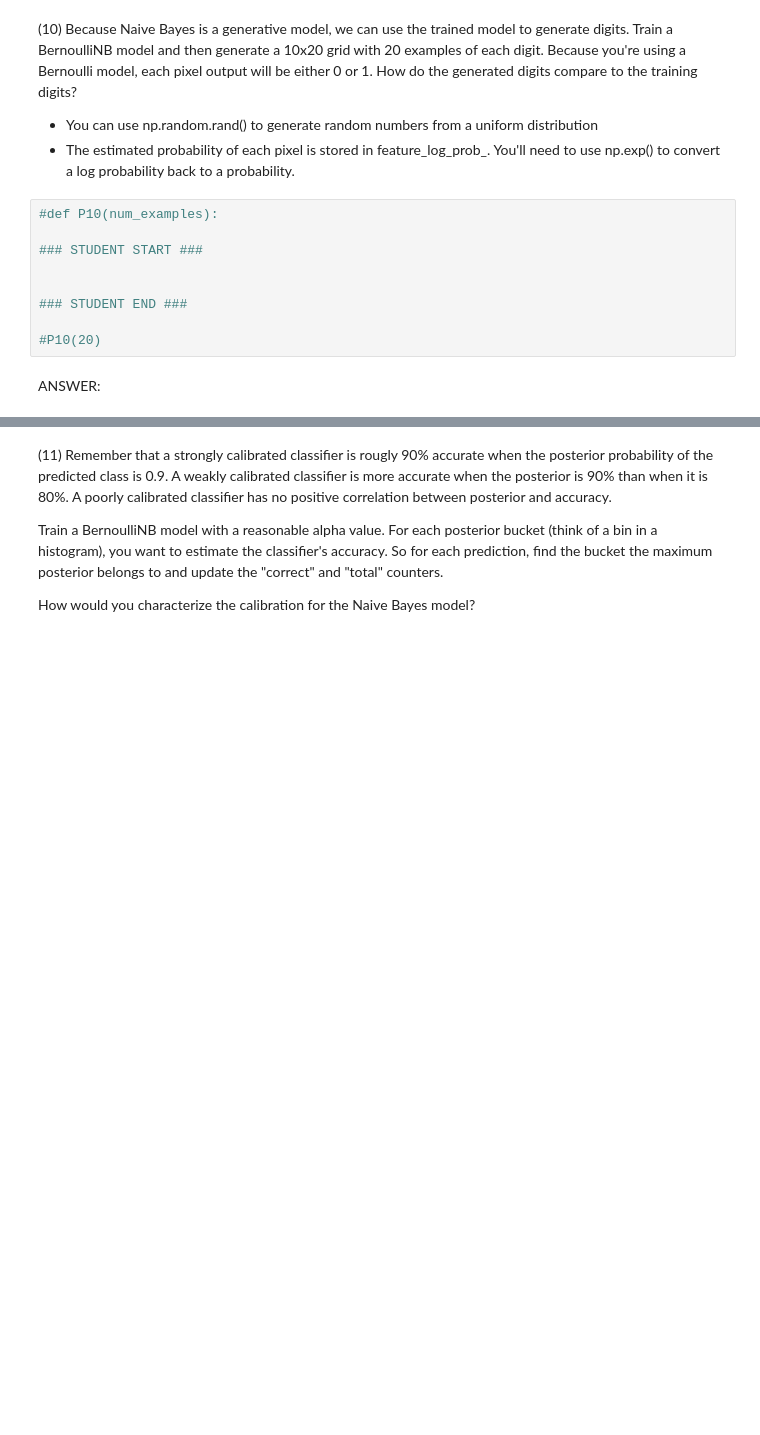
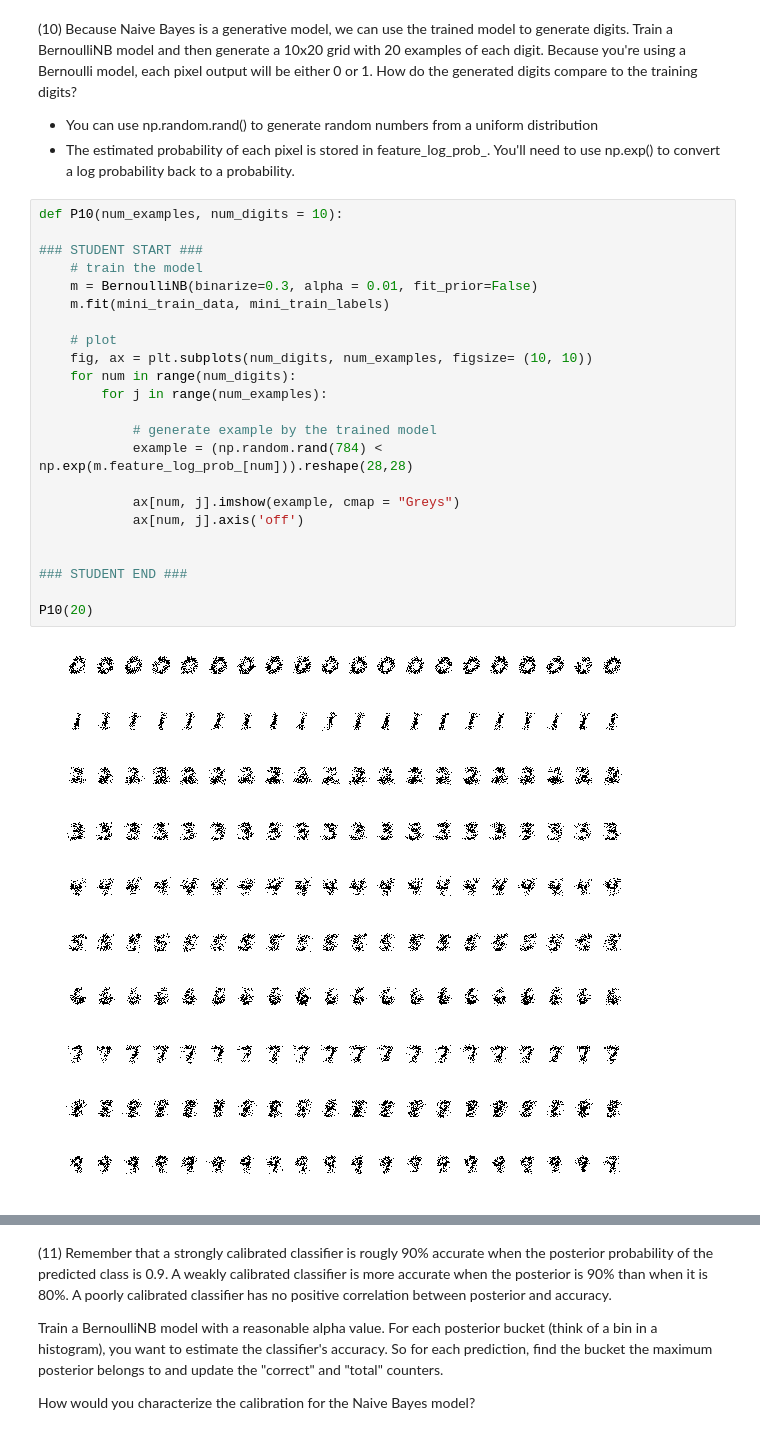
Before and after one commit to K-AlfredIwasaki/study_notes, a Jupyter notebook: W207_MACHINE_LEARNING/projects/K_Iwasaki_p1.ipynb, the cells around one changed output, grey strips where cells are left out. Cells and saved outputs as stored; diff of their text form; blank space fills up the shorter version.

```diff
--- a/W207_MACHINE_LEARNING/projects/K_Iwasaki_p1.ipynb
+++ b/W207_MACHINE_LEARNING/projects/K_Iwasaki_p1.ipynb
@@ -498,14 +724,28 @@ ANSWER:
 
 - You can use np.random.rand() to generate random numbers from a uniform distribution
 - The estimated probability of each pixel is stored in feature\_log\_prob\_. You'll need to use np.exp() to convert a log probability back to a probability.
-# %%
-#def P10(num_examples):
-
-### STUDENT START ###
-
-
-### STUDENT END ###
-
-#P10(20)
-# %% [markdown]
-ANSWER:
+# %%
+def P10(num_examples, num_digits = 10):
+
+### STUDENT START ###
+    # train the model
+    m = BernoulliNB(binarize=0.3, alpha = 0.01, fit_prior=False)
+    m.fit(mini_train_data, mini_train_labels)
+
+    # plot
+    fig, ax = plt.subplots(num_digits, num_examples, figsize= (10, 10))
+    for num in range(num_digits):
+        for j in range(num_examples):
+
+            # generate example by the trained model
+            example = (np.random.rand(784) < np.exp(m.feature_log_prob_[num])).reshape(28,28)
+
+            ax[num, j].imshow(example, cmap = "Greys")
+            ax[num, j].axis('off')
+
+
+### STUDENT END ###
+
+P10(20)
+# %% [output]
+[figure, added]
```
Also changed, not shown: parts of 33 cells of this notebook.
